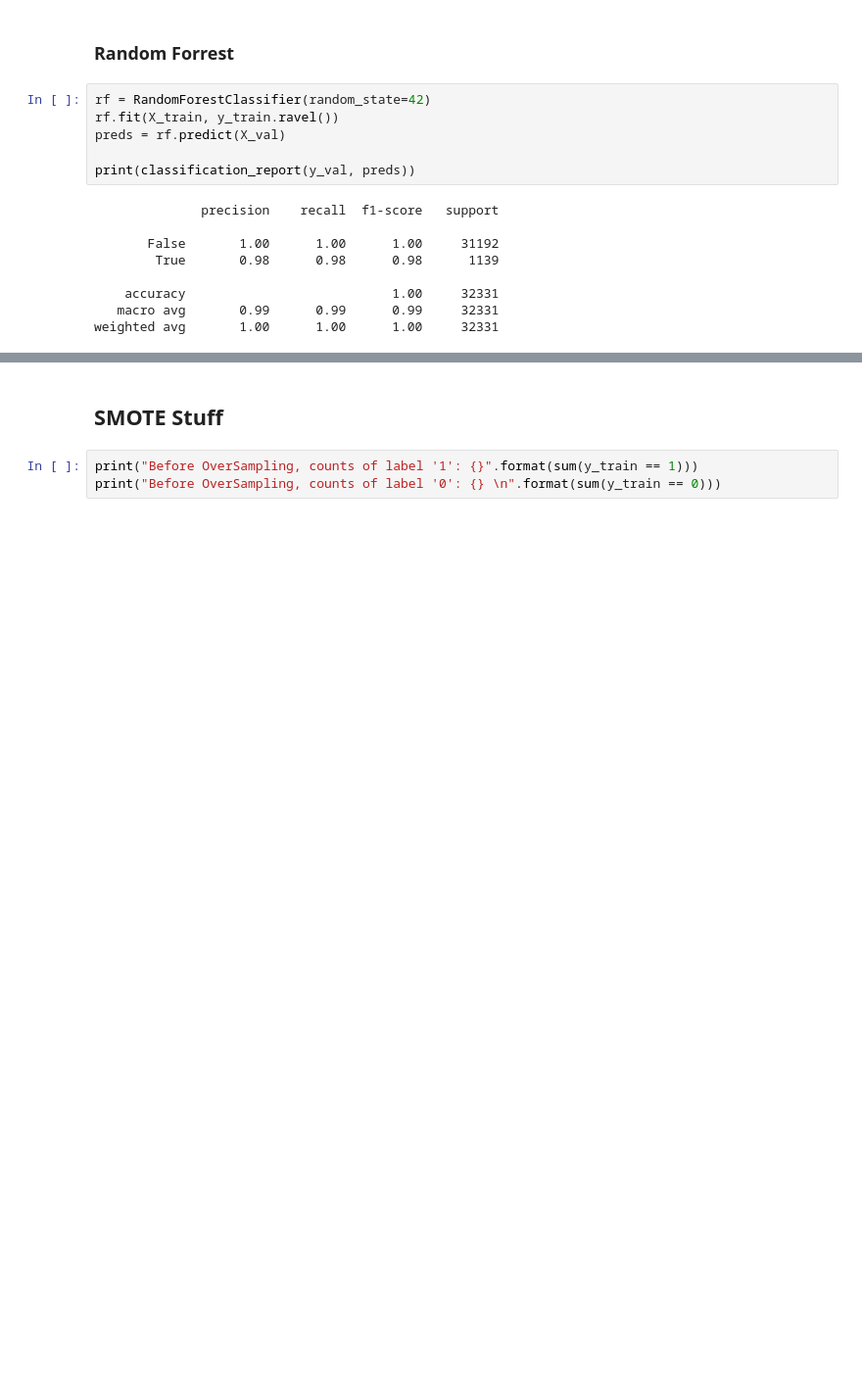
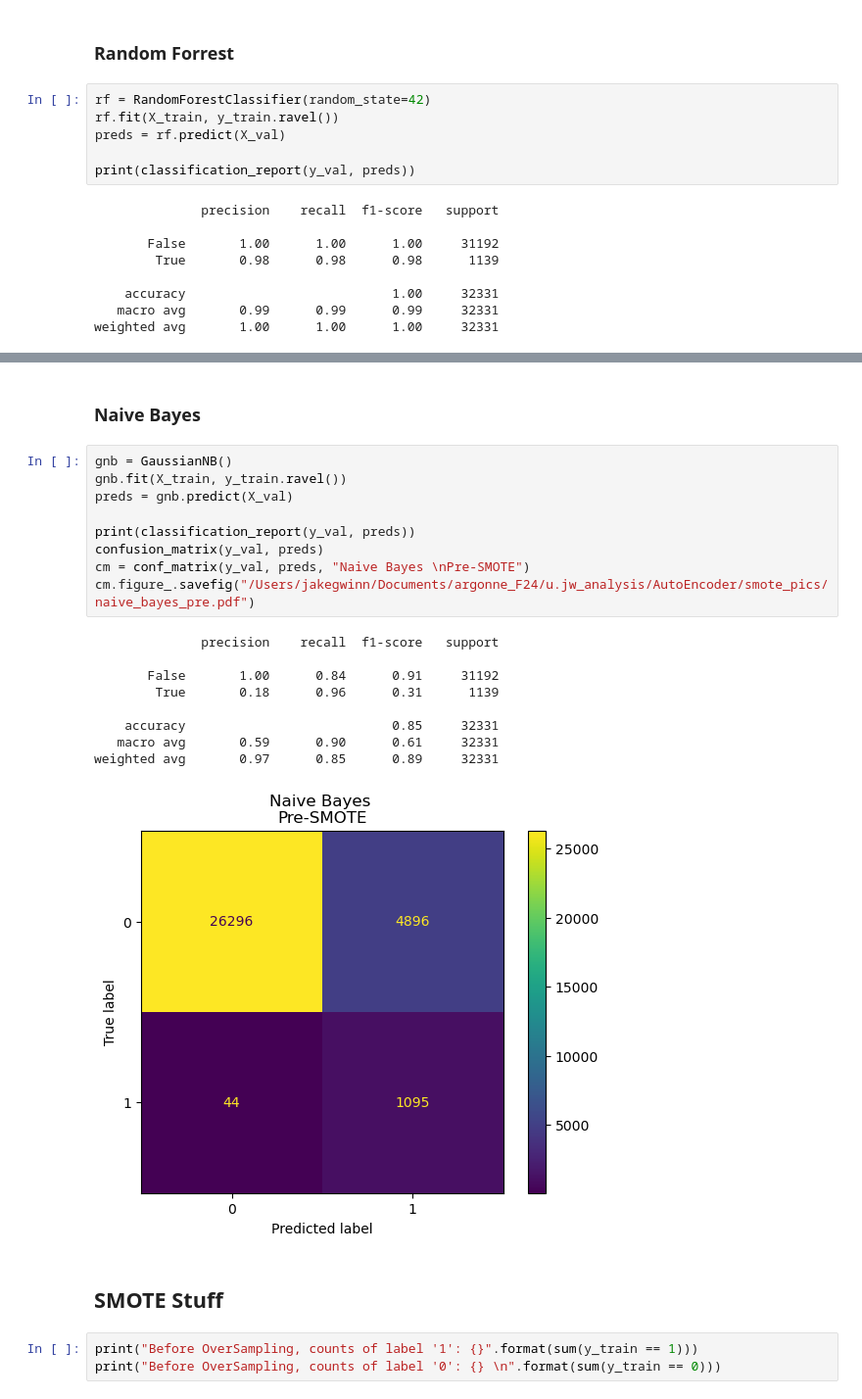
Before and after one commit to jagwinn/SMOTE_UNO, a Jupyter notebook: smote_uno.ipynb, the cells around one changed output, grey strips where cells are left out. Shown at 98% size. Cells and saved outputs as stored; diff of their text form; blank space fills up the shorter version.

```diff
--- a/smote_uno.ipynb
+++ b/smote_uno.ipynb
@@ -118,3 +143,24 @@ array([[31172,    20],
+# %% [markdown]
+### Naive Bayes
+# %%
+gnb = GaussianNB()
+gnb.fit(X_train, y_train.ravel())
+preds = gnb.predict(X_val)
+
+print(classification_report(y_val, preds))
+confusion_matrix(y_val, preds)
+cm = conf_matrix(y_val, preds, "Naive Bayes \nPre-SMOTE")
+cm.figure_.savefig("/Users/jakegwinn/Documents/argonne_F24/u.jw_analysis/AutoEncoder/smote_pics/naive_bayes_pre.pdf")
+# %% [output]
+              precision    recall  f1-score   support
+
+       False       1.00      0.84      0.91     31192
+        True       0.18      0.96      0.31      1139
+
+    accuracy                           0.85     32331
+   macro avg       0.59      0.90      0.61     32331
+weighted avg       0.97      0.85      0.89     32331
+[figure, added]
 # %% [markdown]
 ## SMOTE Stuff
 # %%
```
Also changed, not shown: parts of 11 cells of this notebook, 9 other files.
